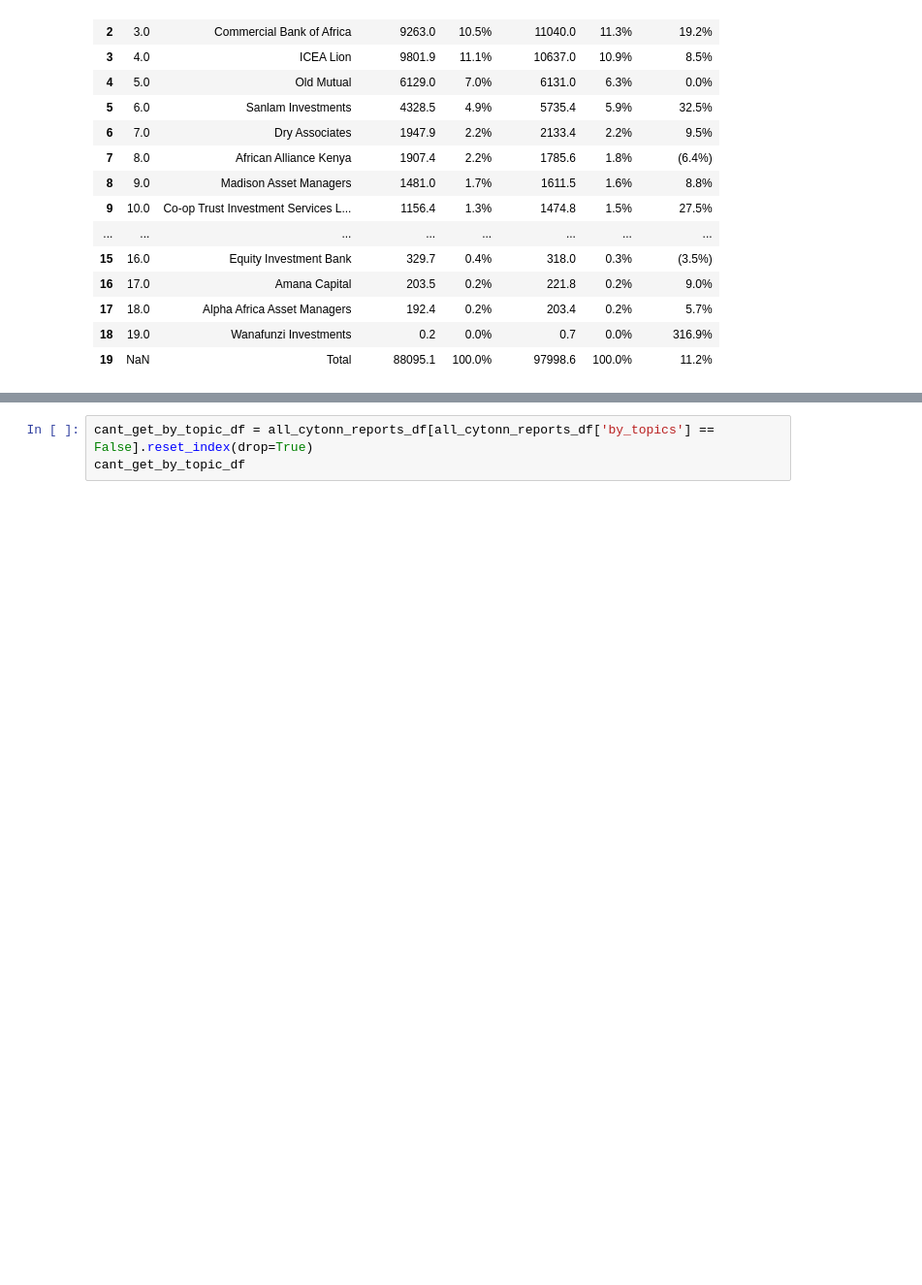
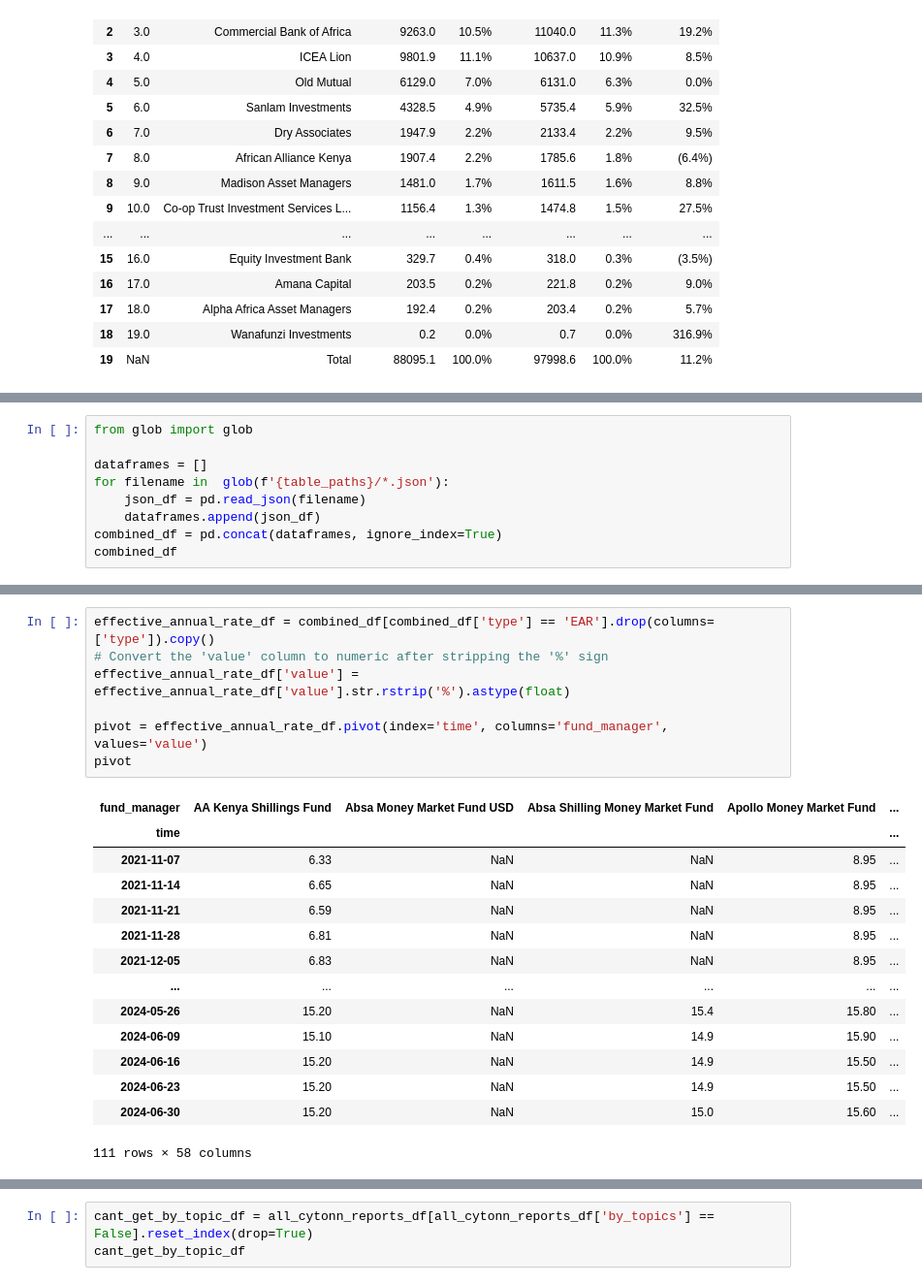
Before and after one commit to ToKnow-ai/ToKnow-ai.github.io, a Jupyter notebook: posts/kenya-unit-trusts-money-market-funds-analysis/index.ipynb, the cells around one changed output, grey strips where cells are left out. Shown at 97% size. Cells and saved outputs as stored; diff of their text form; blank space fills up the shorter version.

Commit message:
effective_annual_rate_df

```diff
--- a/posts/kenya-unit-trusts-money-market-funds-analysis/index.ipynb
+++ b/posts/kenya-unit-trusts-money-market-funds-analysis/index.ipynb
@@ -513,0 +513,9 @@ len(all_cytonn_reports_df[all_cytonn_reports_df['by_topics'] == True])
+# %%
+from glob import glob
+
+dataframes = []
+for filename in  glob(f'{table_paths}/*.json'):
+    json_df = pd.read_json(filename)
+    dataframes.append(json_df)
+combined_df = pd.concat(dataframes, ignore_index=True)
+combined_df
@@ -513,0 +536,22 @@ len(all_cytonn_reports_df[all_cytonn_reports_df['by_topics'] == True])
+# %%
+effective_annual_rate_df = combined_df[combined_df['type'] == 'EAR'].drop(columns=['type']).copy()
+# Convert the 'value' column to numeric after stripping the '%' sign
+effective_annual_rate_df['value'] = effective_annual_rate_df['value'].str.rstrip('%').astype(float)
+
+pivot = effective_annual_rate_df.pivot(index='time', columns='fund_manager', values='value')
+pivot
+# %% [output]
+| fund_manager | AA Kenya Shillings Fund | Absa Money Market Fund USD | Absa Shilling Money Market Fund | Apollo Money Market Fund | ... |
+| time |  |  |  |  | ... |
+| 2021-11-07 | 6.33 | NaN | NaN | 8.95 | ... |
+| 2021-11-14 | 6.65 | NaN | NaN | 8.95 | ... |
+| 2021-11-21 | 6.59 | NaN | NaN | 8.95 | ... |
+| 2021-11-28 | 6.81 | NaN | NaN | 8.95 | ... |
+| 2021-12-05 | 6.83 | NaN | NaN | 8.95 | ... |
+| ... | ... | ... | ... | ... | ... |
+| 2024-05-26 | 15.20 | NaN | 15.4 | 15.80 | ... |
+| 2024-06-09 | 15.10 | NaN | 14.9 | 15.90 | ... |
+| 2024-06-16 | 15.20 | NaN | 14.9 | 15.50 | ... |
+| 2024-06-23 | 15.20 | NaN | 14.9 | 15.50 | ... |
+| 2024-06-30 | 15.20 | NaN | 15.0 | 15.60 | ... |
+111 rows × 58 columns
```
Also changed, not shown: parts of 6 cells of this notebook, 1 other file.
